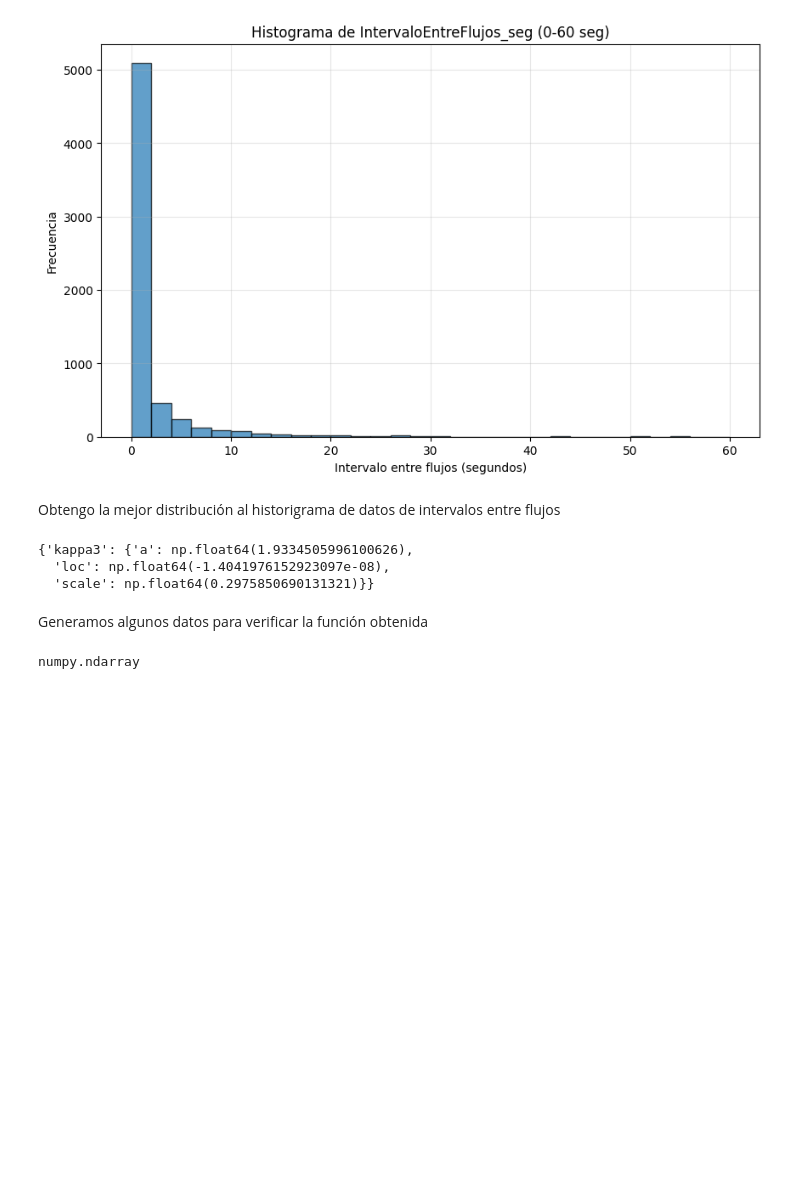
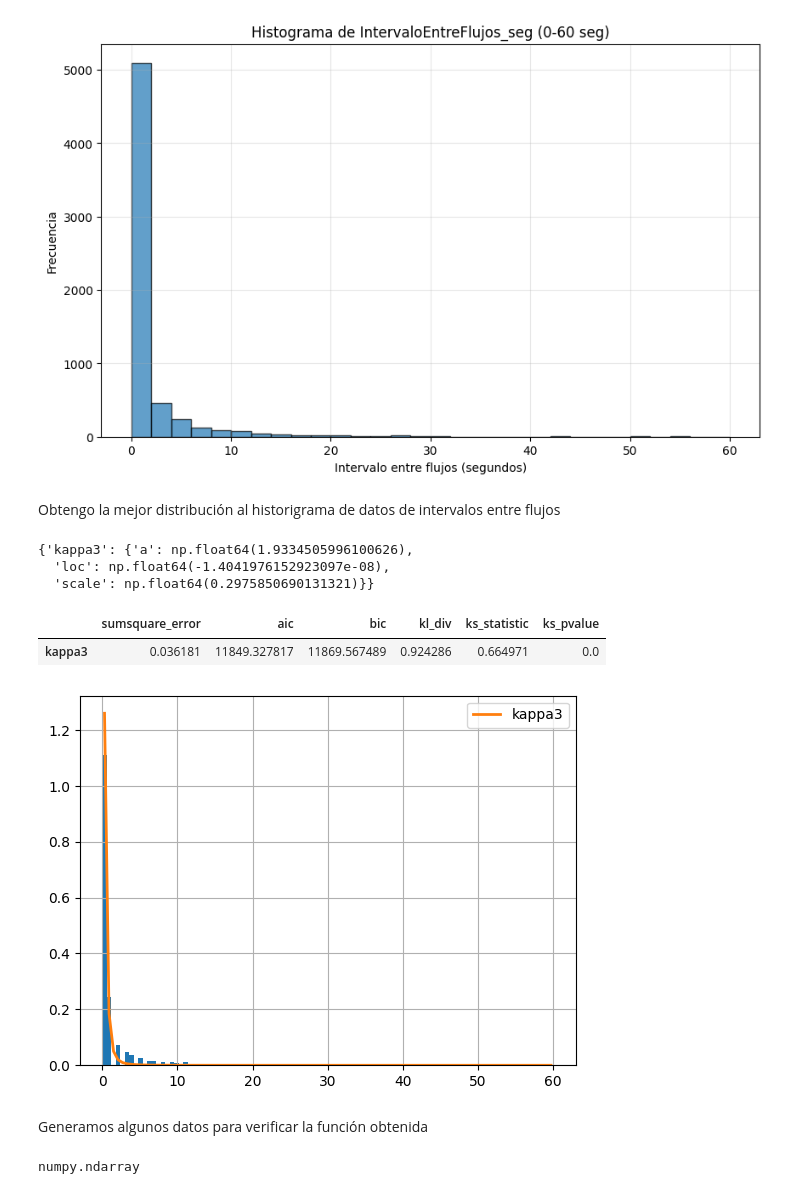
Before and after one commit to GFCACACE/propuesta-simulacion, a Jupyter notebook: simulacion/preparacion_dataset.ipynb, the cells around one changed output. Cells and saved outputs as stored; diff of their text form; code cells hidden in the pictures; blank space fills up the shorter version.

```diff
--- a/simulacion/preparacion_dataset.ipynb
+++ b/simulacion/preparacion_dataset.ipynb
@@ -250,7 +250,7 @@ datos_filtrados.to_csv("./dataset/datasetFinalSimulacion.csv", index = False)
 # %% [markdown]
 Obtengo la mejor distribución al historigrama de datos de intervalos entre flujos
 # %%
-fdp_IF = Fitter(datos_filtrados)
+fdp_IF = Fitter(datos_filtrados['IntervaloEntreFlujos_seg'])
 fdp_IF.fit()
 mejor_dist = fdp_IF.get_best()
 # %%
@@ -259,6 +259,12 @@ mejor_dist
 {'kappa3': {'a': np.float64(1.9334505996100626),
   'loc': np.float64(-1.4041976152923097e-08),
   'scale': np.float64(0.2975850690131321)}}
+# %%
+fdp_IF.summary(1)
+# %% [output]
+|  | sumsquare_error | aic | bic | kl_div | ks_statistic | ks_pvalue |
+| kappa3 | 0.036181 | 11849.327817 | 11869.567489 | 0.924286 | 0.664971 | 0.0 |
+[figure, added]
 # %% [markdown]
 Generamos algunos datos para verificar la función obtenida
 # %%
```
Also changed, not shown: parts of 3 cells of this notebook, 1 other file.
